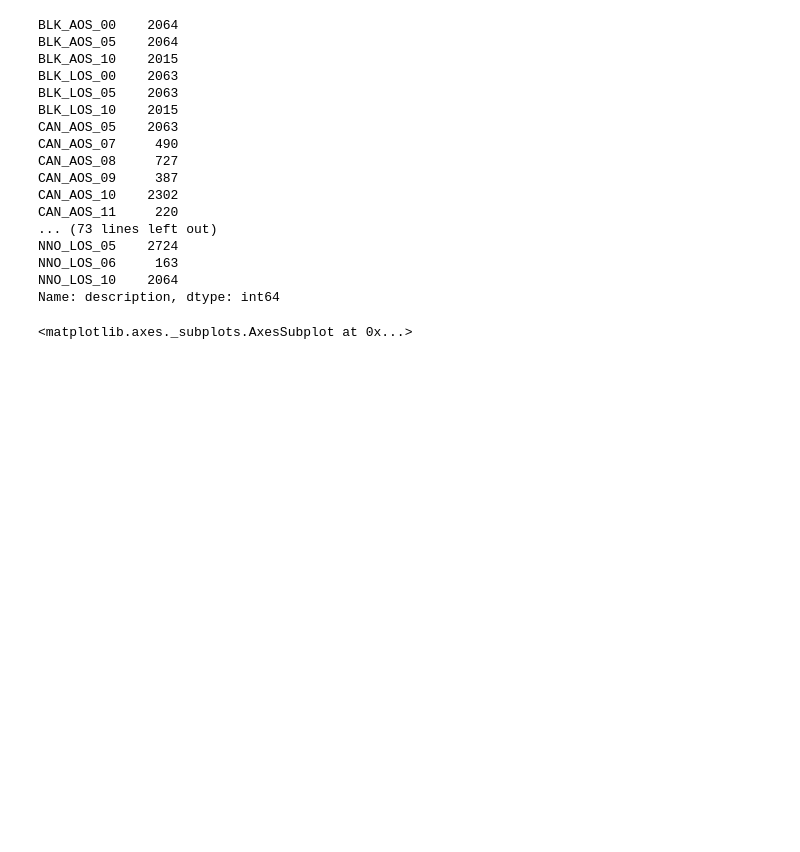
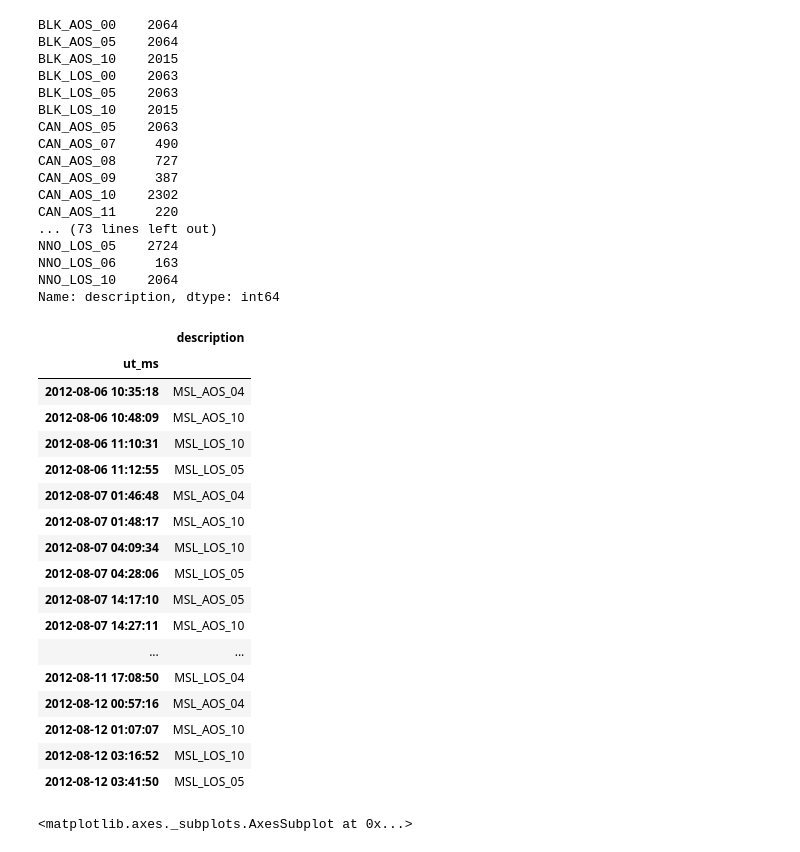
Before and after one commit to ktrnka/mars-express, a Jupyter notebook: src/data exploration.ipynb, the cells around one changed output. Saved outputs shown, nothing was run; the diff lists cells and outputs as text; code cells hidden in the pictures; blank space fills up the shorter version.

```diff
--- a/src/data exploration.ipynb
+++ b/src/data exploration.ipynb
@@ -56,6 +56,28 @@ NNO_LOS_05    2724
 NNO_LOS_06     163
 NNO_LOS_10    2064
 Name: description, dtype: int64
+# %%
+matches = evtf_data.description.str.contains("MSL_.OS")
+evtf_data[matches].head(50)
+# %% [output]
+|  | description |
+| ut_ms |  |
+| 2012-08-06 10:35:18 | MSL_AOS_04 |
+| 2012-08-06 10:48:09 | MSL_AOS_10 |
+| 2012-08-06 11:10:31 | MSL_LOS_10 |
+| 2012-08-06 11:12:55 | MSL_LOS_05 |
+| 2012-08-07 01:46:48 | MSL_AOS_04 |
+| 2012-08-07 01:48:17 | MSL_AOS_10 |
+| 2012-08-07 04:09:34 | MSL_LOS_10 |
+| 2012-08-07 04:28:06 | MSL_LOS_05 |
+| 2012-08-07 14:17:10 | MSL_AOS_05 |
+| 2012-08-07 14:27:11 | MSL_AOS_10 |
+| ... | ... |
+| 2012-08-11 17:08:50 | MSL_LOS_04 |
+| 2012-08-12 00:57:16 | MSL_AOS_04 |
+| 2012-08-12 01:07:07 | MSL_AOS_10 |
+| 2012-08-12 03:16:52 | MSL_LOS_10 |
+| 2012-08-12 03:41:50 | MSL_LOS_05 |
 # %%
 new_norcia = evtf_data.description.str.startswith("NNO_AOS").astype(int) - evtf_data.description.str.startswith("NNO_LOS").astype(int)
 new_norcia = new_norcia.cumsum()
```
Also changed, not shown: parts of 1 cell of this notebook, 2 other files.
